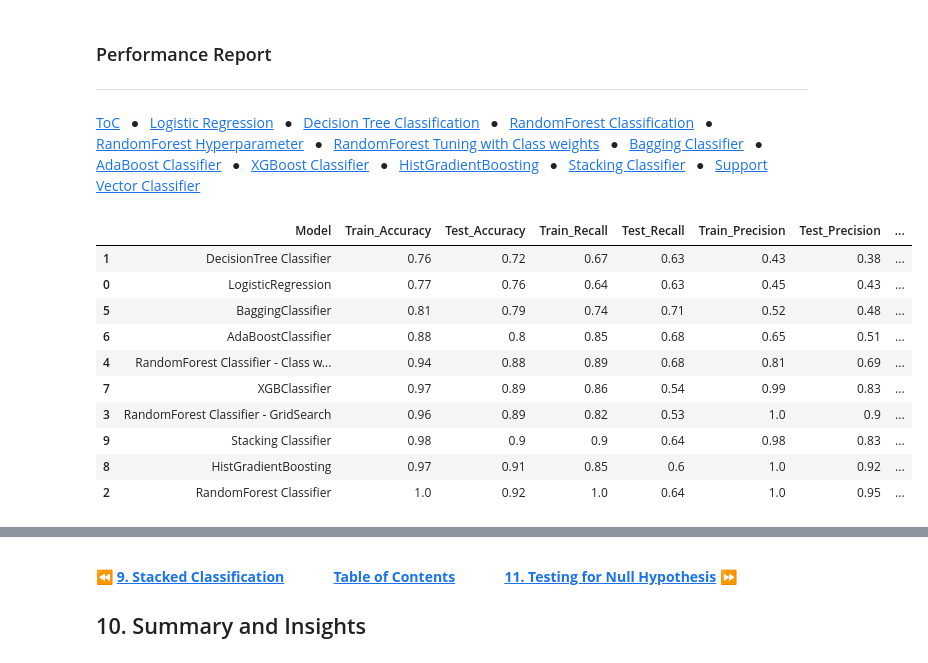
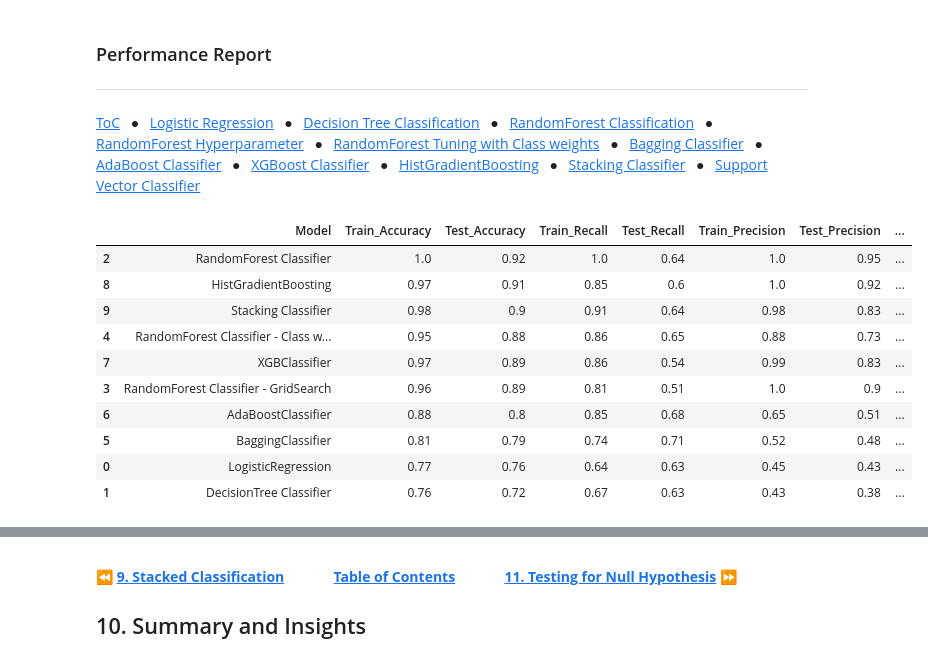
Before and after one commit to cooolbabu/GL-MIT-ADSP-2023, a Jupyter notebook: capstone/CapstoneProjectLoanDefault_LowCode_SreenivasAngaraM3.ipynb, the cells around one changed output, grey strips where cells are left out. Cells and saved outputs as stored; diff of their text form; code cells hidden in the pictures.

```diff
--- a/capstone/CapstoneProjectLoanDefault_LowCode_SreenivasAngaraM3.ipynb
+++ b/capstone/CapstoneProjectLoanDefault_LowCode_SreenivasAngaraM3.ipynb
@@ -1068,9 +1068,9 @@ array([[1113,  294],
 [HistGradientBoosting Classification](#HistGradientBoostingClassifier)
 # %%
 dt_classifier = DecisionTreeClassifier(class_weight="balanced",
-                                       max_depth=5,
+                                       max_depth=25,
                                        min_samples_split=10,
-                                       min_samples_leaf=5,
+                                       min_samples_leaf=10,
                                        max_features=3,
                                        random_state=42)
 
@@ -2202,26 +2191,26 @@ comparison_frame = pd.DataFrame({'Model': model_names,
 &ensp;&#9679;&ensp;
 [Support Vector Classifier](#svm)
 # %%
-cp_temp = comparison_frame.sort_values('ROC-AUC Score').astype(str)
+cp_temp = comparison_frame.sort_values('Test_F1', ascending=False).astype(str)
 def highlight_sc(x):
     if x.Model in 'HistGradientBoosting':
         return ['background-color: lightblue; font-weight: bold']*10
     else:
         return ['background-color: default']*10
 
 cp_temp.style.apply(highlight_sc, axis=1)
 # %% [output]
 |  | Model | Train_Accuracy | Test_Accuracy | Train_Recall | Test_Recall | Train_Precision | Test_Precision | ... |
+| 2 | RandomForest Classifier | 1.0 | 0.92 | 1.0 | 0.64 | 1.0 | 0.95 | ... |
+| 8 | HistGradientBoosting | 0.97 | 0.91 | 0.85 | 0.6 | 1.0 | 0.92 | ... |
+| 9 | Stacking Classifier | 0.98 | 0.9 | 0.91 | 0.64 | 0.98 | 0.83 | ... |
+| 4 | RandomForest Classifier - Class w... | 0.95 | 0.88 | 0.86 | 0.65 | 0.88 | 0.73 | ... |
+| 7 | XGBClassifier | 0.97 | 0.89 | 0.86 | 0.54 | 0.99 | 0.83 | ... |
+| 3 | RandomForest Classifier - GridSearch | 0.96 | 0.89 | 0.81 | 0.51 | 1.0 | 0.9 | ... |
+| 6 | AdaBoostClassifier | 0.88 | 0.8 | 0.85 | 0.68 | 0.65 | 0.51 | ... |
+| 5 | BaggingClassifier | 0.81 | 0.79 | 0.74 | 0.71 | 0.52 | 0.48 | ... |
+| 0 | LogisticRegression | 0.77 | 0.76 | 0.64 | 0.63 | 0.45 | 0.43 | ... |
 | 1 | DecisionTree Classifier | 0.76 | 0.72 | 0.67 | 0.63 | 0.43 | 0.38 | ... |
-| 0 | LogisticRegression | 0.77 | 0.76 | 0.64 | 0.63 | 0.45 | 0.43 | ... |
-| 5 | BaggingClassifier | 0.81 | 0.79 | 0.74 | 0.71 | 0.52 | 0.48 | ... |
-| 6 | AdaBoostClassifier | 0.88 | 0.8 | 0.85 | 0.68 | 0.65 | 0.51 | ... |
-| 4 | RandomForest Classifier - Class w... | 0.94 | 0.88 | 0.89 | 0.68 | 0.81 | 0.69 | ... |
-| 7 | XGBClassifier | 0.97 | 0.89 | 0.86 | 0.54 | 0.99 | 0.83 | ... |
-| 3 | RandomForest Classifier - GridSearch | 0.96 | 0.89 | 0.82 | 0.53 | 1.0 | 0.9 | ... |
-| 9 | Stacking Classifier | 0.98 | 0.9 | 0.9 | 0.64 | 0.98 | 0.83 | ... |
-| 8 | HistGradientBoosting | 0.97 | 0.91 | 0.85 | 0.6 | 1.0 | 0.92 | ... |
-| 2 | RandomForest Classifier | 1.0 | 0.92 | 1.0 | 0.64 | 1.0 | 0.95 | ... |
 # %%
 # Plot the Train F1 and Test F1 scores
 # Initialize the matplotlib figure
```
Also changed, not shown: parts of 12 cells of this notebook.
